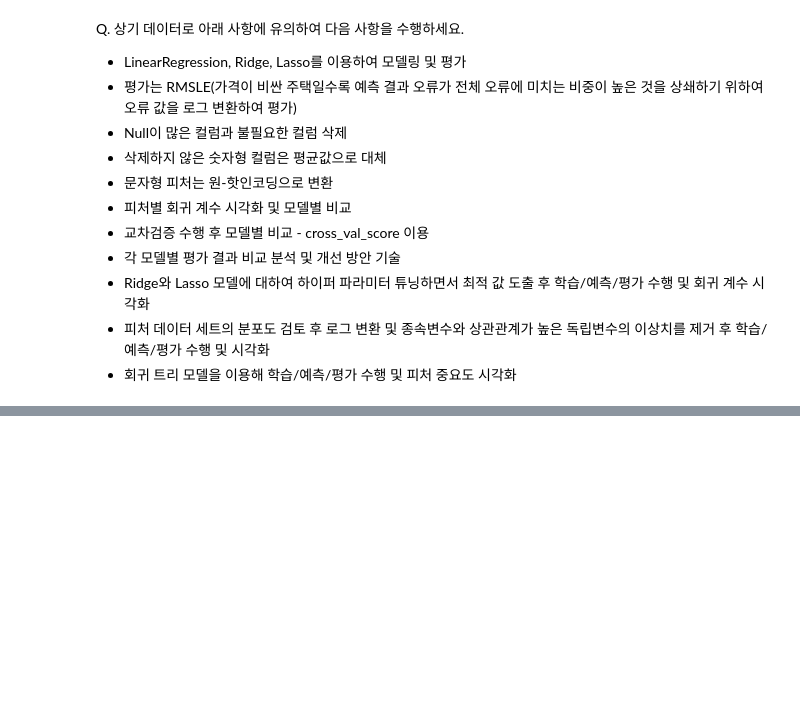
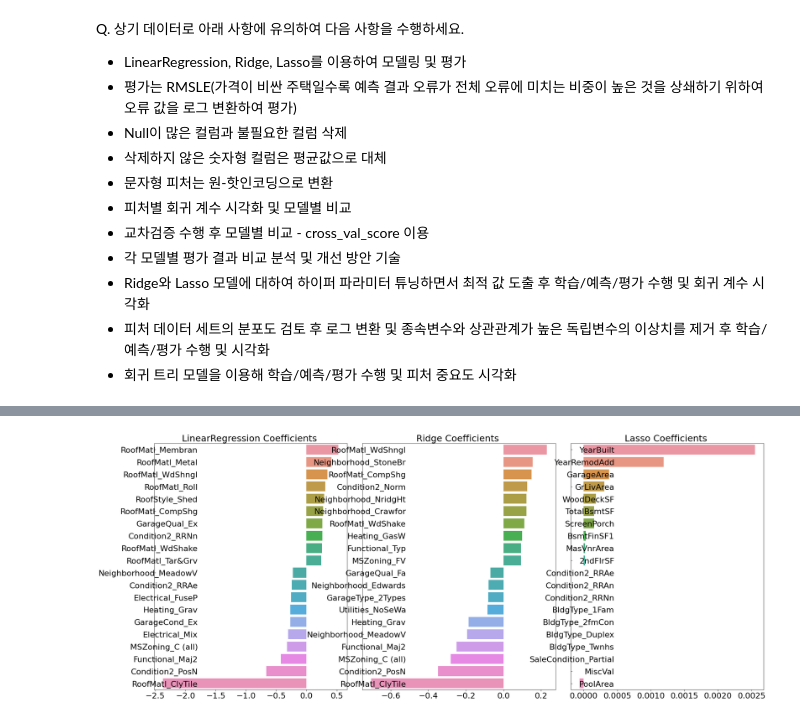
Before and after one commit to bnv20/kdt3, a Jupyter notebook: ml_캐글 주택 가격_guide.ipynb, the cells around one changed output, grey strips where cells are left out. Drawn from its saved outputs; the diff is of its cells as text; code cells hidden in the pictures; blank space fills up the shorter version.

```diff
--- a/ml_캐글 주택 가격_guide.ipynb
+++ b/ml_캐글 주택 가격_guide.ipynb
@@ -17,0 +132,20 @@ Q. 상기 데이터로 아래 사항에 유의하여 다음 사항을 수행하
+# %%
+# 평가는 RMSLE
+from sklearn.linear_model import LinearRegression,Ridge,Lasso
+from sklearn.model_selection import train_test_split
+from sklearn.metrics import mean_squared_error
+
+y_target = house_df_ohe['SalePrice']
+X_features = house_df_ohe.drop('SalePrice',axis=1)
+X_train,X_test,y_train,y_test = train_test_split(X_features,y_target,test_size=0.2,random_state=156)
+
+lr_reg = LinearRegression()
+lr_reg.fit(X_train,y_train)
+
+ridge_reg = Ridge()
+ridge_reg.fit(X_train,y_train)
+lasso_reg = Lasso()
+lasso_reg.fit(X_train,y_train)
+
+models = [lr_reg,ridge_reg,lasso_reg]
+get_rmses(models)
@@ -17,0 +157,6 @@ Q. 상기 데이터로 아래 사항에 유의하여 다음 사항을 수행하
+# %%
+def get_top_botton_coef(model):
+    coef = pd.Series(model.coef_, index=X_features.columns)
+    coef_high = coef.sort_values(ascending=False).head(10)
+    coef_low = coef.sort_values(ascending=False).tail(10)
+    return coef_high,coef_low
@@ -17,0 +183,16 @@ Q. 상기 데이터로 아래 사항에 유의하여 다음 사항을 수행하
+# %%
+def visualize_coefficient(mdoels):
+    fig,axs = plt.subplots(figsize=(24,10),nrows=1,ncols=3)
+    fig.tight_layout()
+    for i_num,model in enumerate(models):
+        coef_high, coef_low = get_top_botton_coef(model)
+        coef_concat = pd.concat([coef_high,coef_low])
+        axs[i_num].set_title(model.__class__.__name__+' Coefficients ', size=25)
+        axs[i_num].tick_params(axis='y',direction='in',pad=-120)
+        for label in (axs[i_num].get_xticklabels() + axs[i_num].get_yticklabels()):
+            label.set_fontsize(22)
+        sns.barplot(x=coef_concat.values, y=coef_concat.index, ax=axs[i_num])
+models = [lr_reg,ridge_reg, lasso_reg]
+visualize_coefficient(models)
+# %% [output]
+[figure, added]
```
Also changed, not shown: parts of 26 cells of this notebook.
